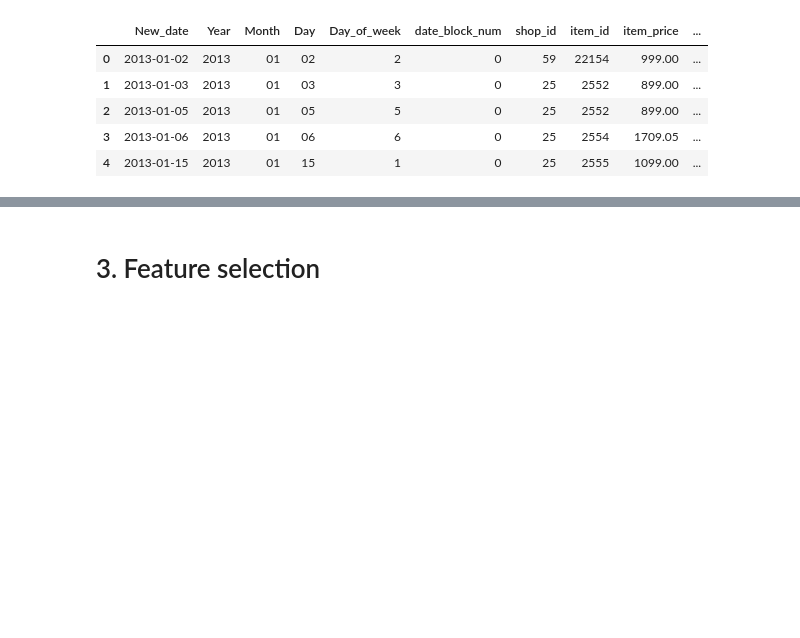
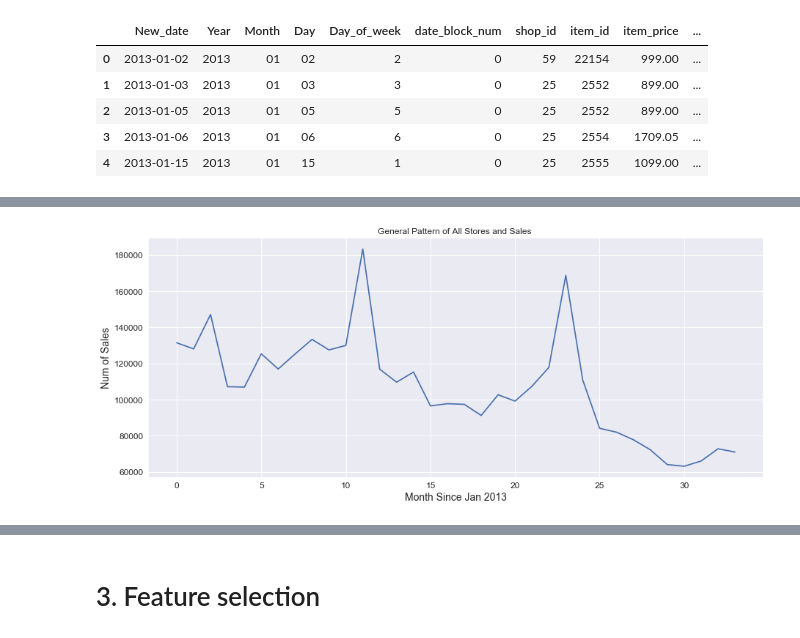
Before and after one commit to michael100824/Kaggle-Project, a Jupyter notebook: competitive-data-science-predict-future-sales/competitive-data-science-predict-future-sales.ipynb, the cells around one changed output, grey strips where cells are left out. Drawn from its saved outputs; the diff is of its cells as text; code cells hidden in the pictures; blank space fills up the shorter version.

```diff
--- a/competitive-data-science-predict-future-sales/competitive-data-science-predict-future-sales.ipynb
+++ b/competitive-data-science-predict-future-sales/competitive-data-science-predict-future-sales.ipynb
@@ -460,0 +437,4 @@ a
+# %%
+grouped_month_sales = df_work.groupby(['date_block_num']).agg(np.sum).reset_index()
+grouped_month_sales = grouped_month_sales.rename(index=str, columns = {"item_cnt_day":"total_cnt_month"})
+grouped_month_sales
@@ -460,0 +459,9 @@ a
+# %%
+# plot the general pattern of all stores and sales
+plt.figure(figsize=(15,6))
+plt.title('General Pattern of All Stores and Sales ')
+plt.xlabel('Month Since Jan 2013')
+plt.ylabel('Num of Sales')
+plt.plot(grouped_month_sales["date_block_num"],grouped_month_sales["total_cnt_month"]);
+# %% [output]
+[figure, added]
```
Also changed, not shown: parts of 29 cells of this notebook.
